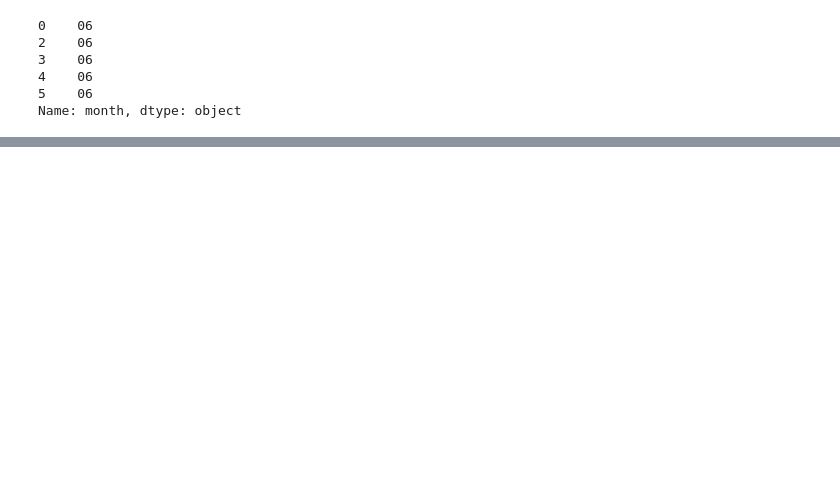
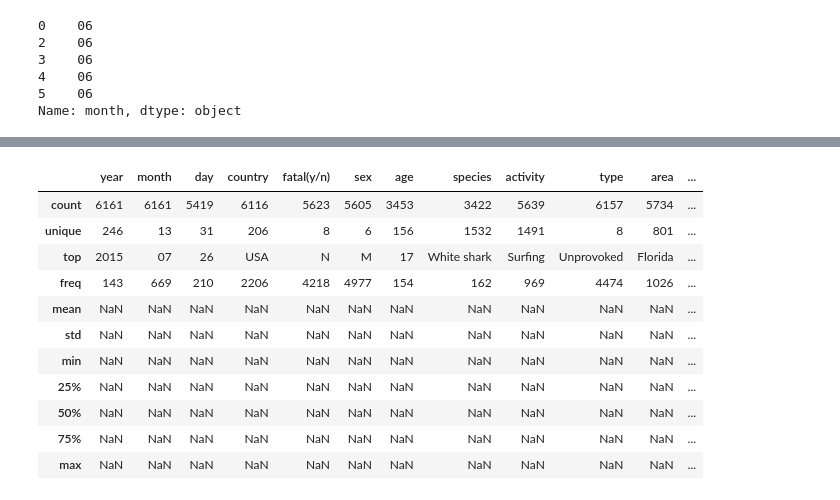
Before and after one commit to Barge7/SHARK, a Jupyter notebook: your_code.ipynb, the cells around one changed output, grey strips where cells are left out. Drawn from its saved outputs; the diff is of its cells as text; code cells hidden in the pictures; blank space fills up the shorter version.

```diff
--- a/your_code.ipynb
+++ b/your_code.ipynb
@@ -801,0 +806,17 @@ data.drop([6174, 6175, 6176], inplace = True)
+# %%
+data.drop([5777], inplace = True)
+# %%
+data.describe(include='all')
+# %% [output]
+|  | year | month | day | country | fatal(y/n) | sex | age | species | activity | type | area | ... |
+| count | 6161 | 6161 | 5419 | 6116 | 5623 | 5605 | 3453 | 3422 | 5639 | 6157 | 5734 | ... |
+| unique | 246 | 13 | 31 | 206 | 8 | 6 | 156 | 1532 | 1491 | 8 | 801 | ... |
+| top | 2015 | 07 | 26 | USA | N | M | 17 | White shark | Surfing | Unprovoked | Florida | ... |
+| freq | 143 | 669 | 210 | 2206 | 4218 | 4977 | 154 | 162 | 969 | 4474 | 1026 | ... |
+| mean | NaN | NaN | NaN | NaN | NaN | NaN | NaN | NaN | NaN | NaN | NaN | ... |
+| std | NaN | NaN | NaN | NaN | NaN | NaN | NaN | NaN | NaN | NaN | NaN | ... |
+| min | NaN | NaN | NaN | NaN | NaN | NaN | NaN | NaN | NaN | NaN | NaN | ... |
+| 25% | NaN | NaN | NaN | NaN | NaN | NaN | NaN | NaN | NaN | NaN | NaN | ... |
+| 50% | NaN | NaN | NaN | NaN | NaN | NaN | NaN | NaN | NaN | NaN | NaN | ... |
+| 75% | NaN | NaN | NaN | NaN | NaN | NaN | NaN | NaN | NaN | NaN | NaN | ... |
+| max | NaN | NaN | NaN | NaN | NaN | NaN | NaN | NaN | NaN | NaN | NaN | ... |
```
Also changed, not shown: parts of 37 cells of this notebook.
